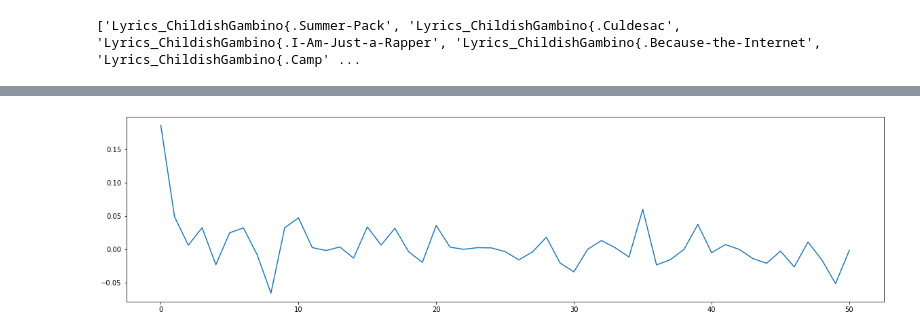
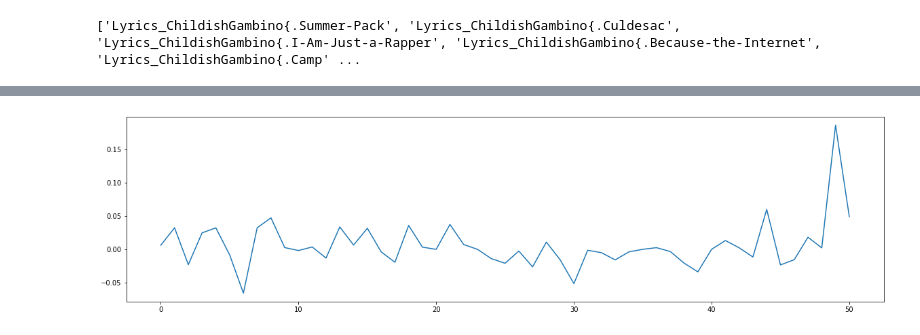
Before and after one commit to JeffreyTsang/text_mining_project, a Jupyter notebook: Analysis_Notebooks/Sentiment_Analysis_Artist.ipynb, the cells around one changed output, grey strips where cells are left out. Saved outputs shown, nothing was run; the diff lists cells and outputs as text; code cells hidden in the pictures.

```diff
--- a/Analysis_Notebooks/Sentiment_Analysis_Artist.ipynb
+++ b/Analysis_Notebooks/Sentiment_Analysis_Artist.ipynb
@@ -79,6 +86,7 @@ def load_album(text_file):
 #             print (line)
 #             print (type(line))
 #             print (line[0])
+            date=datetime.strptime(line["year"], '%Y-%M-%d')
             title=line['title']
             album=line['album']
             line = line['lyrics'].rstrip()
@@ -91,7 +99,7 @@ def load_album(text_file):
 #             ## create the paragraph object, with the original text,
 #             ##  the word counts, and the total score.
 #             print (line['title'])
-            paragraphs.append({'title': title,'album':album,'text': line, 'counts': paragraph_counts,
+            paragraphs.append({'title': title,'album':album,'text': line,"release_date":date, 'counts': paragraph_counts,
                                'score': score_counts(paragraph_counts, word_weights) })
 
     return paragraphs
@@ -355,10 +386,13 @@ Out of time, oooh
 I'm out of time, out of time
 La-la-la, la-la-la (go)
 # %%
-sentiment_scores = numpy.array([p["score"] for p in completeartist])
+
+sorted_songs_artist = sorted(completeartist, key=lambda x: x["release_date"])
+# print (sorted_songs_artist)
+sentiment_scores = numpy.array([p["score"] for p in sorted_songs_artist])
 
 pyplot.figure(figsize=(20, 5))
 pyplot.plot(sentiment_scores)
 pyplot.show()
 # %% [output]
-[figure, old version]
+[figure, new version]
```
Also changed, not shown: parts of 6 cells of this notebook, 1 other file.
